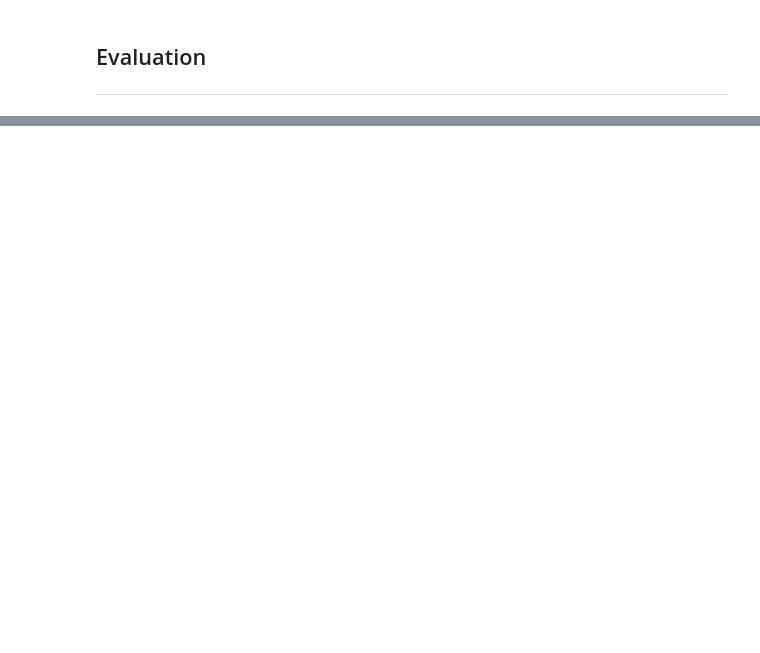
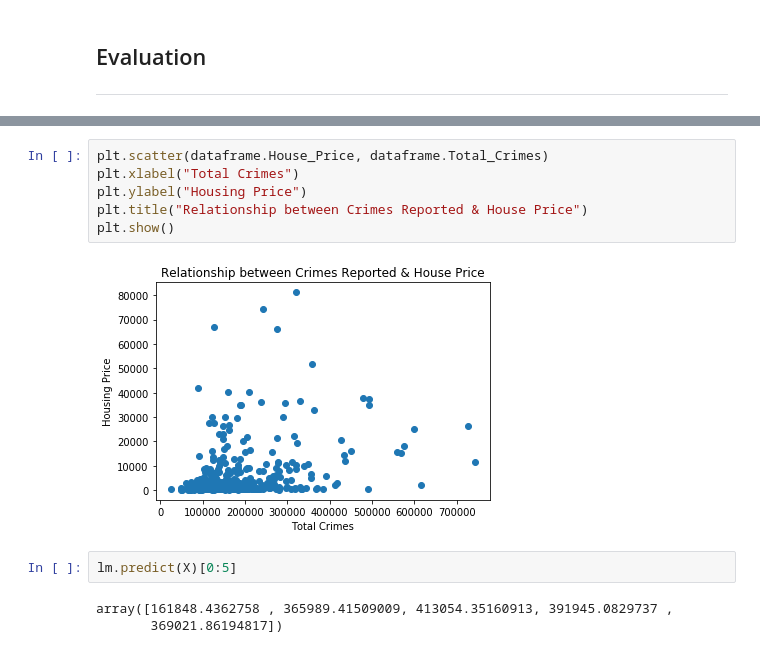
Before and after one commit to vipulpopat/MSCAI_CE4021_Project, a Jupyter notebook: Etivity_18203442.ipynb, the cells around one changed output, grey strips where cells are left out. Saved outputs shown, nothing was run; the diff lists cells and outputs as text; blank space fills up the shorter version.

```diff
--- a/Etivity_18203442.ipynb
+++ b/Etivity_18203442.ipynb
@@ -62,0 +205,13 @@ Briefly describe the contributions of each group member to the following aspects
+# %%
+plt.scatter(dataframe.House_Price, dataframe.Total_Crimes)
+plt.xlabel("Total Crimes")
+plt.ylabel("Housing Price")
+plt.title("Relationship between Crimes Reported & House Price")
+plt.show()
+# %% [output]
+[figure, added]
+# %%
+lm.predict(X)[0:5]
+# %% [output]
+array([161848.4362758 , 365989.41509009, 413054.35160913, 391945.0829737 ,
+       369021.86194817])
```
Also changed, not shown: parts of 23 cells of this notebook, 1 other file.
